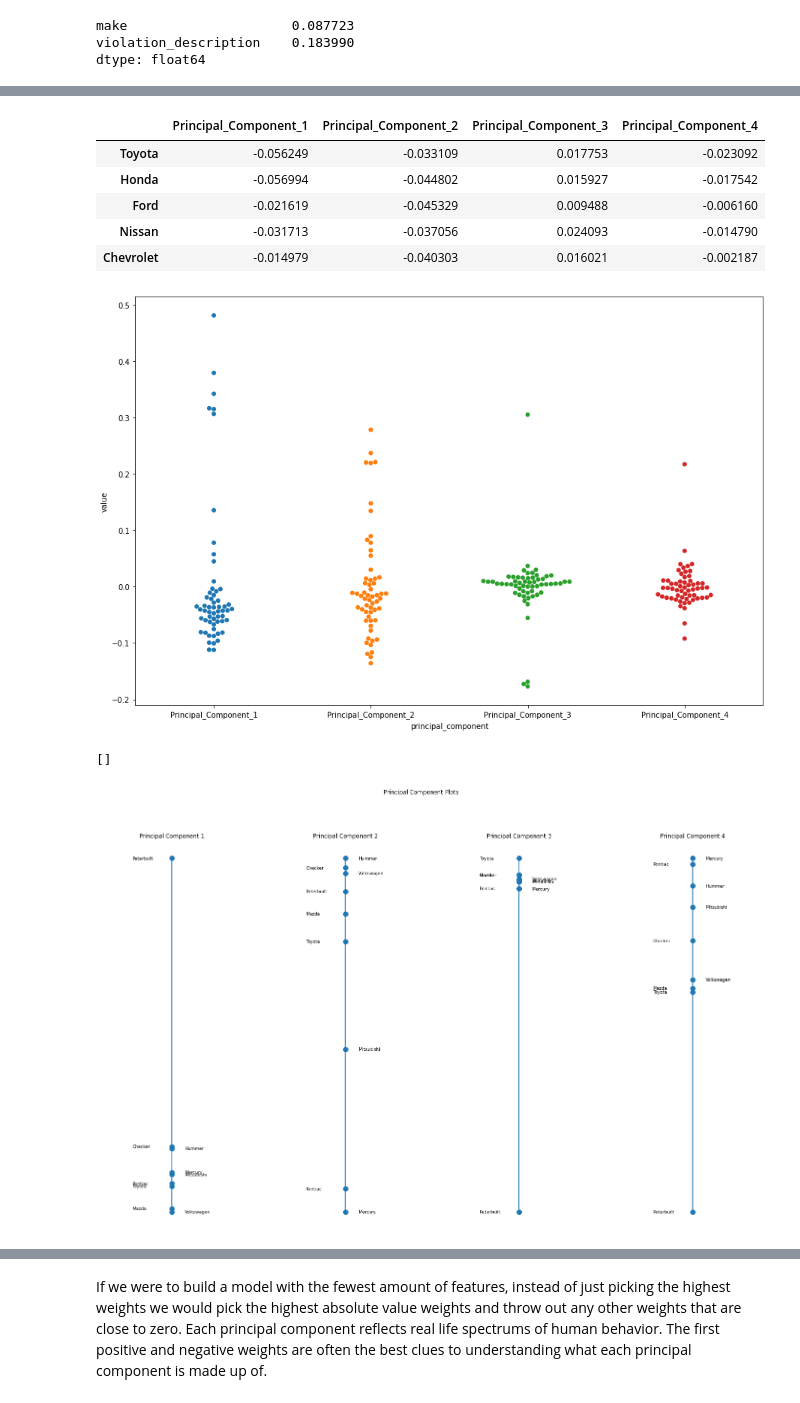
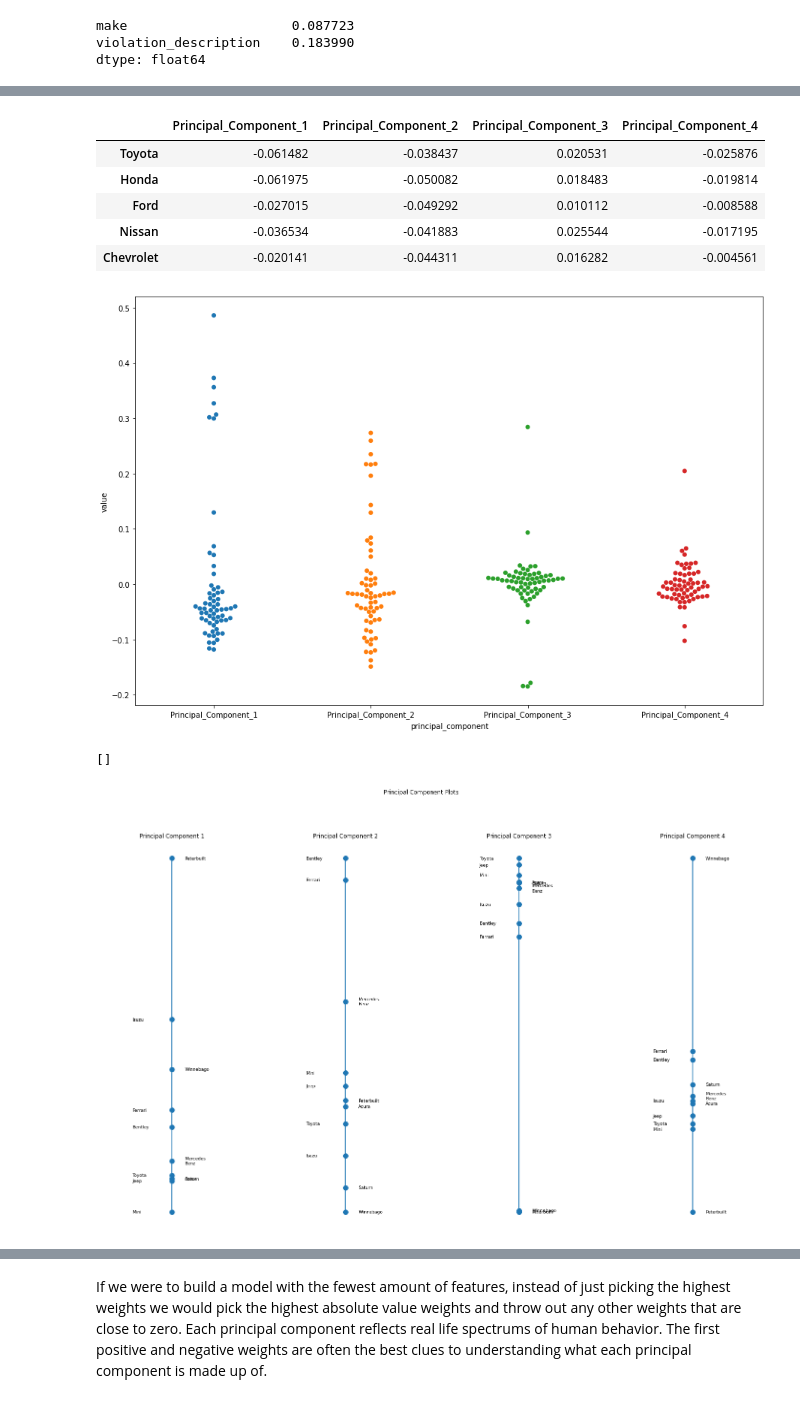
Before and after one commit to gregpawin/lucky-parking, a Jupyter notebook: notebooks/exploratory/1-gp-explore_car_make.ipynb, the cells around one changed output, grey strips where cells are left out. Saved outputs shown, nothing was run; the diff lists cells and outputs as text; code cells hidden in the pictures.

```diff
--- a/notebooks/exploratory/1-gp-explore_car_make.ipynb
+++ b/notebooks/exploratory/1-gp-explore_car_make.ipynb
@@ -56,7 +71,7 @@ Name: make, Length: 100, dtype: int64
 # %%
 # Create table of violation ratio by make
 make_vio_dict = {}
-for make in df.make.value_counts().head(60).index:
+for make in df.make.value_counts().head(65).index:
   counts = df.loc[(df.make == make), 'violation_description'].value_counts()
   count_ratio = counts/counts.sum()
   make_vio_dict[make] = count_ratio.to_dict()
@@ -95,39 +110,39 @@ make_pca = pd.DataFrame(data = pca.fit_transform(make_ratio)
 make_pca.head()
 # %% [output]
 |  | Principal_Component_1 | Principal_Component_2 | Principal_Component_3 | Principal_Component_4 |
-| Toyota | -0.056249 | -0.033109 | 0.017753 | -0.023092 |
-| Honda | -0.056994 | -0.044802 | 0.015927 | -0.017542 |
-| Ford | -0.021619 | -0.045329 | 0.009488 | -0.006160 |
-| Nissan | -0.031713 | -0.037056 | 0.024093 | -0.014790 |
-| Chevrolet | -0.014979 | -0.040303 | 0.016021 | -0.002187 |
+| Toyota | -0.061482 | -0.038437 | 0.020531 | -0.025876 |
+| Honda | -0.061975 | -0.050082 | 0.018483 | -0.019814 |
+| Ford | -0.027015 | -0.049292 | 0.010112 | -0.008588 |
+| Nissan | -0.036534 | -0.041883 | 0.025544 | -0.017195 |
+| Chevrolet | -0.020141 | -0.044311 | 0.016282 | -0.004561 |
 # %%
 plt.figure(figsize=(15,10))
 sns.swarmplot(x='principal_component' , y='value', data=pd.melt(make_pca.reset_index(), id_vars=['index'], var_name='principal_component'), size=6)
 plt.show()
 # %% [output]
-[figure, old version]
+[figure, new version]
 # %%
 # Plot each make on each principal component
 fig, axes = plt.subplots(1, len(pca.components_), figsize=(25,15))
 fig.suptitle('Principal Component Plots')
 
 for ind, ax in enumerate(axes):
-    subset = make_pca.iloc[::7, ind]
+    subset = make_pca.iloc[::6, ind]
     # Add line return to Mercedes Benz
     subset.rename(index={'Mercedes Benz': 'Mercedes\nBenz'}, inplace=True)
     ax.plot(np.zeros(len(subset)), subset, marker='.', markersize=20)
     ax.axis('off')
     ax.set_title(f'Principal Component {ind+1}')
     for i, txt in enumerate(subset.index):
         if i%2 == 0:
             ax.annotate(txt, (-0.03, subset.iloc[i]), fontsize=9, va='center')
         else:
             ax.annotate(txt, (0.01, subset.iloc[i]), fontsize=9, va='center')
 
 plt.plot()
 # %% [output]
 []
-[figure, old version]
+[figure, new version]
 # %%
 # Print explained variance ratio
 pca.explained_variance_ratio_
```
Also changed, not shown: parts of 17 cells of this notebook, 1 other file.
